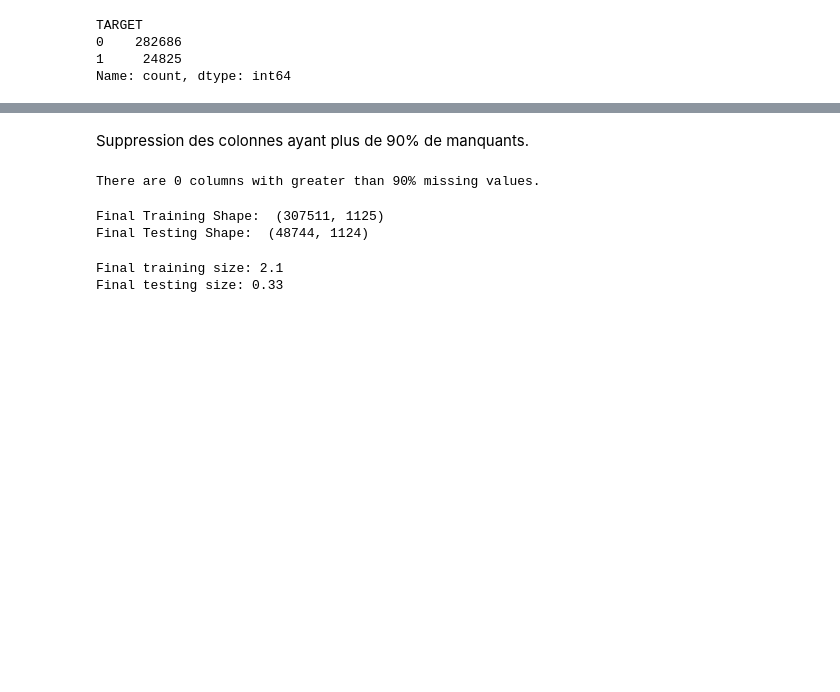
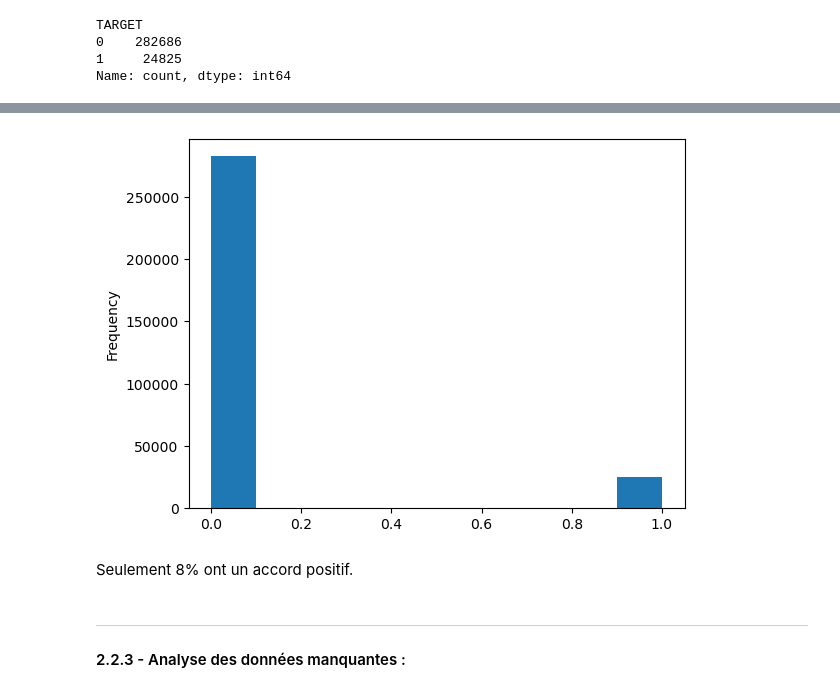
Before and after one commit to jeromelegal/Projet_07_OCR_Data_Scientist, a Jupyter notebook: notebooks/0_MLFlow_environment.ipynb, the cells around one changed output, grey strips where cells are left out. Saved outputs shown, nothing was run; the diff lists cells and outputs as text; code cells hidden in the pictures; blank space fills up the shorter version.

```diff
--- a/notebooks/0_MLFlow_environment.ipynb
+++ b/notebooks/0_MLFlow_environment.ipynb
@@ -1068,18 +264,0 @@ Installments by client shape:  (339587, 106)
-# %% [markdown]
-Suppression des colonnes ayant plus de 90% de manquants.
-# %%
-train, test = remove_missing_columns(train, test)
-# %% [output]
-There are 0 columns with greater than 90% missing values.
-# %%
-print('Final Training Shape: ', train.shape)
-print('Final Testing Shape: ', test.shape)
-# %% [output]
-Final Training Shape:  (307511, 1125)
-Final Testing Shape:  (48744, 1124)
-# %%
-print(f'Final training size: {return_size(train)}')
-print(f'Final testing size: {return_size(test)}')
-# %% [output]
-Final training size: 2.1
-Final testing size: 0.33
@@ -1088,0 +265,9 @@ test.to_csv('../data/cleaned/test_previous_raw.csv', index = False)
+# %%
+app_train['TARGET'].astype(int).plot.hist();
+# %% [output]
+[figure, added]
+# %% [markdown]
+Seulement 8% ont un accord positif.
+# %% [markdown]
+---
+#### 2.2.3 - Analyse des données manquantes :
```
Also changed, not shown: parts of 154 cells of this notebook.
